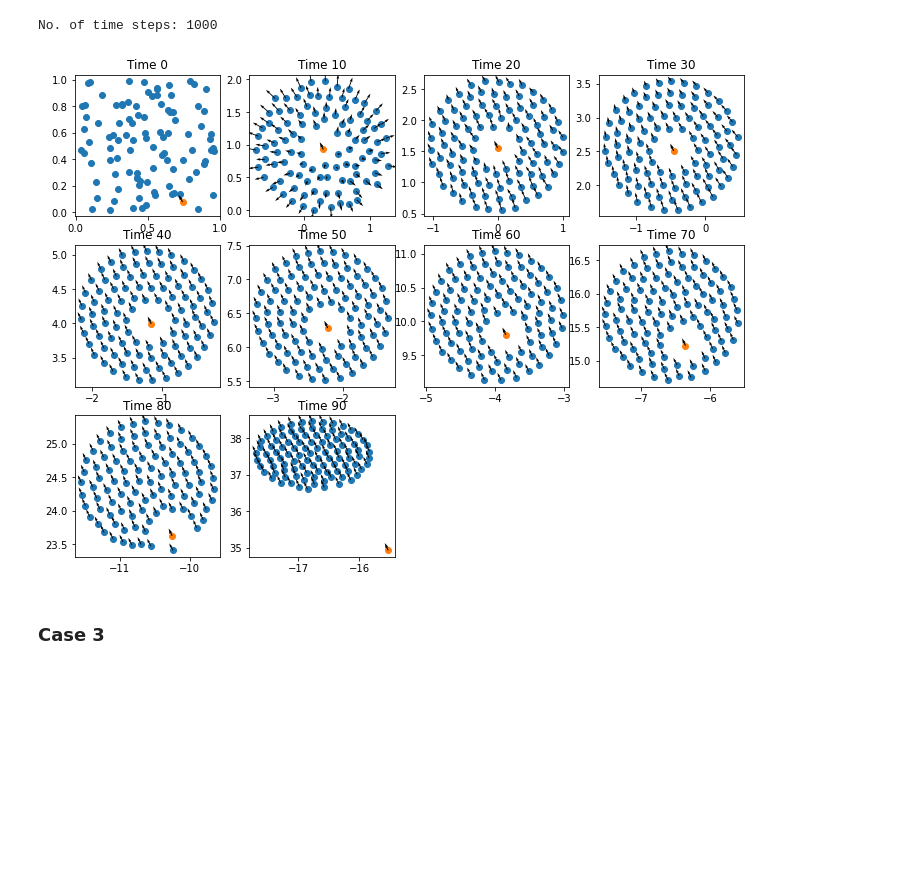
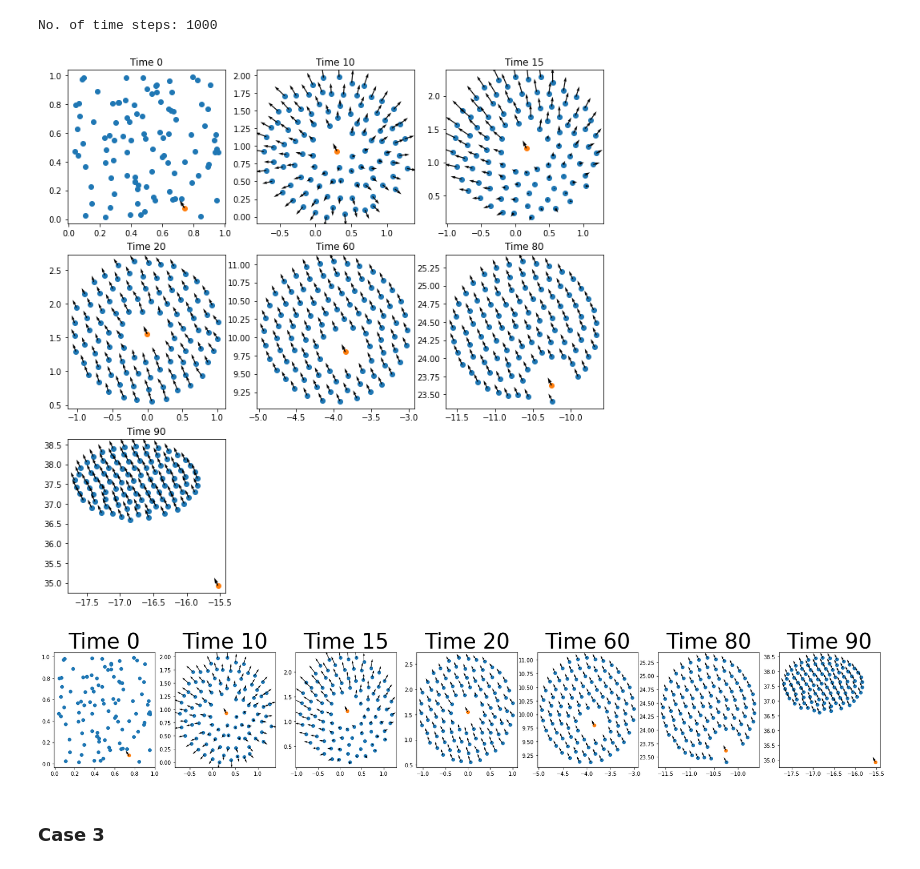
Before and after one commit to isomorphicdude/Summer2022UROP, a Jupyter notebook: improvements.ipynb, the cells around one changed output. Cells and saved outputs as stored; diff of their text form; code cells hidden in the pictures; blank space fills up the shorter version.

```diff
--- a/improvements.ipynb
+++ b/improvements.ipynb
@@ -102,10 +107,16 @@ case2  = computeSoln(model1,
     )
 # %% [output]
 No. of time steps: 1000
+# %%
+# change at what times to plot
+case2[2] = [0, 10, 15, 20, 60, 80, 90]
+multiPlot(case2, axis_lim = None, second_order = True, quiver=True)
+# %% [output]
+[figure, added]
 # %%
-multiPlot(case2, axis_lim = None, second_order = True, quiver=True)
+exportPlot(case2, axis_lim = None, second_order = True, quiver=True, export_dir='plots', fontsize=40)
 # %% [output]
-[figure, old version]
+[figure, new version]
 # %% [markdown]
 ### Case 3
 # %% [markdown]
```
Also changed, not shown: parts of 13 cells of this notebook, 4 other files.
